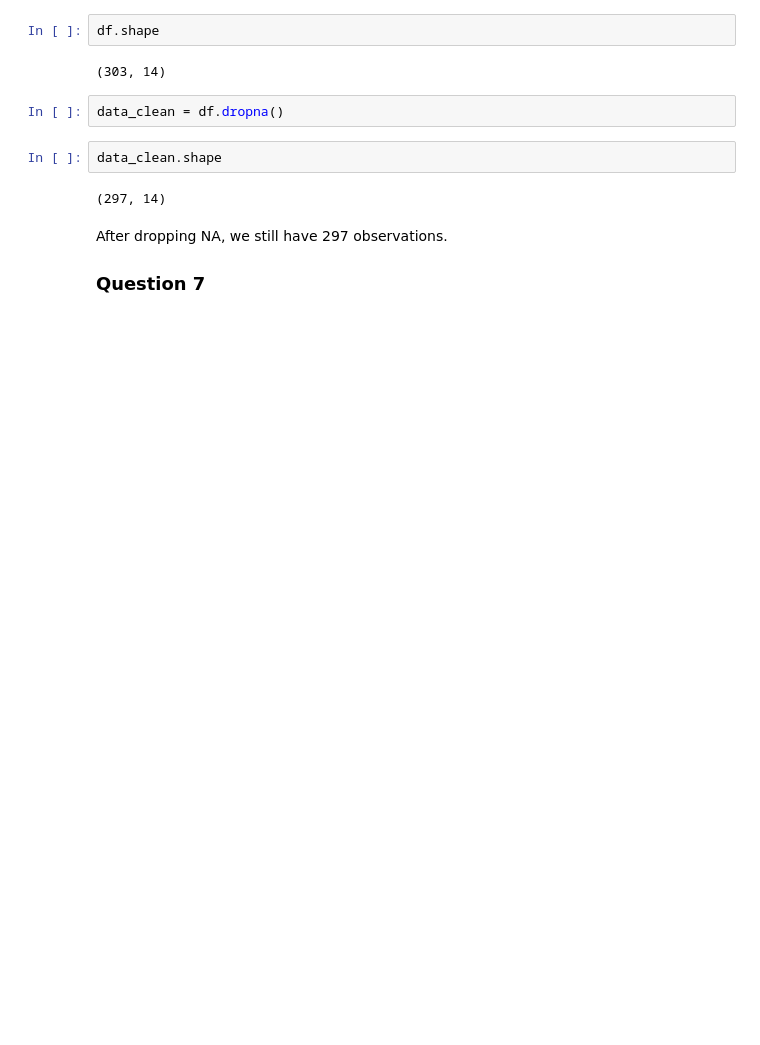
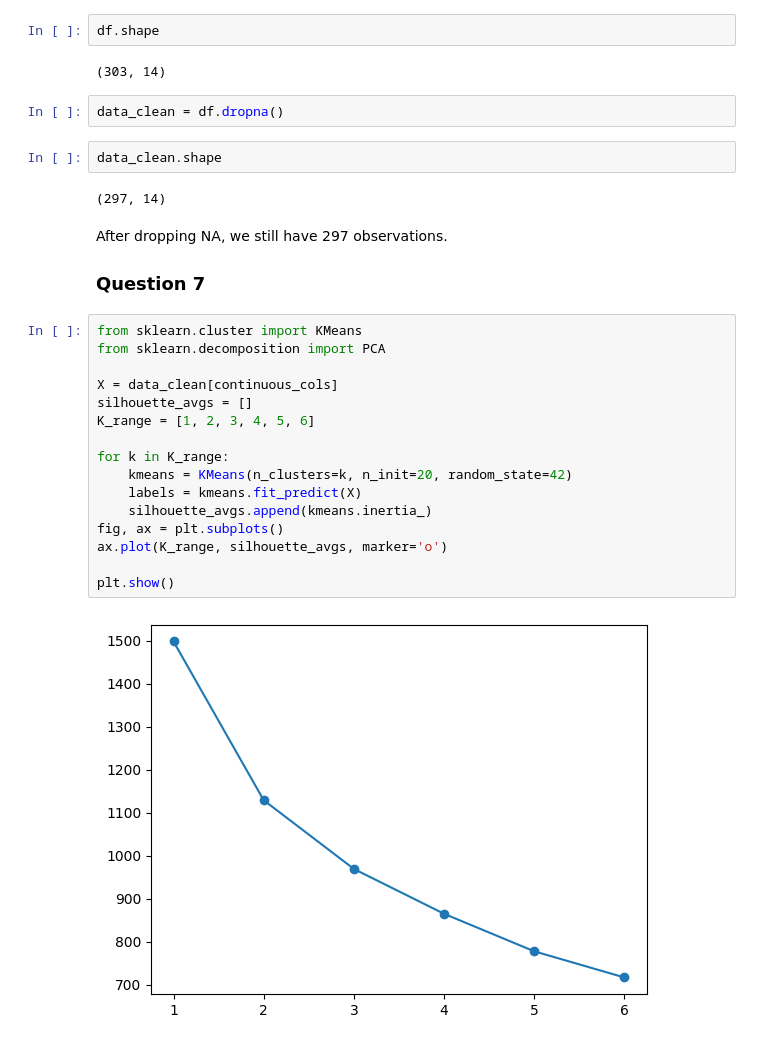
Before and after one commit to jings3/3DA3-A6, a Jupyter notebook: 3DA3A6.ipynb, the cells around one changed output. Saved outputs shown, nothing was run; the diff lists cells and outputs as text; blank space fills up the shorter version.

```diff
--- a/3DA3A6.ipynb
+++ b/3DA3A6.ipynb
@@ -263,3 +263,21 @@ data_clean.shape
 After dropping NA, we still have 297 observations.
 
 ### Question 7
+# %%
+from sklearn.cluster import KMeans
+from sklearn.decomposition import PCA
+
+X = data_clean[continuous_cols]
+silhouette_avgs = []
+K_range = [1, 2, 3, 4, 5, 6]
+
+for k in K_range:
+    kmeans = KMeans(n_clusters=k, n_init=20, random_state=42)
+    labels = kmeans.fit_predict(X)
+    silhouette_avgs.append(kmeans.inertia_)
+fig, ax = plt.subplots()
+ax.plot(K_range, silhouette_avgs, marker='o')
+
+plt.show()
+# %% [output]
+[figure, added]
```
Also changed, not shown: parts of 8 cells of this notebook.
